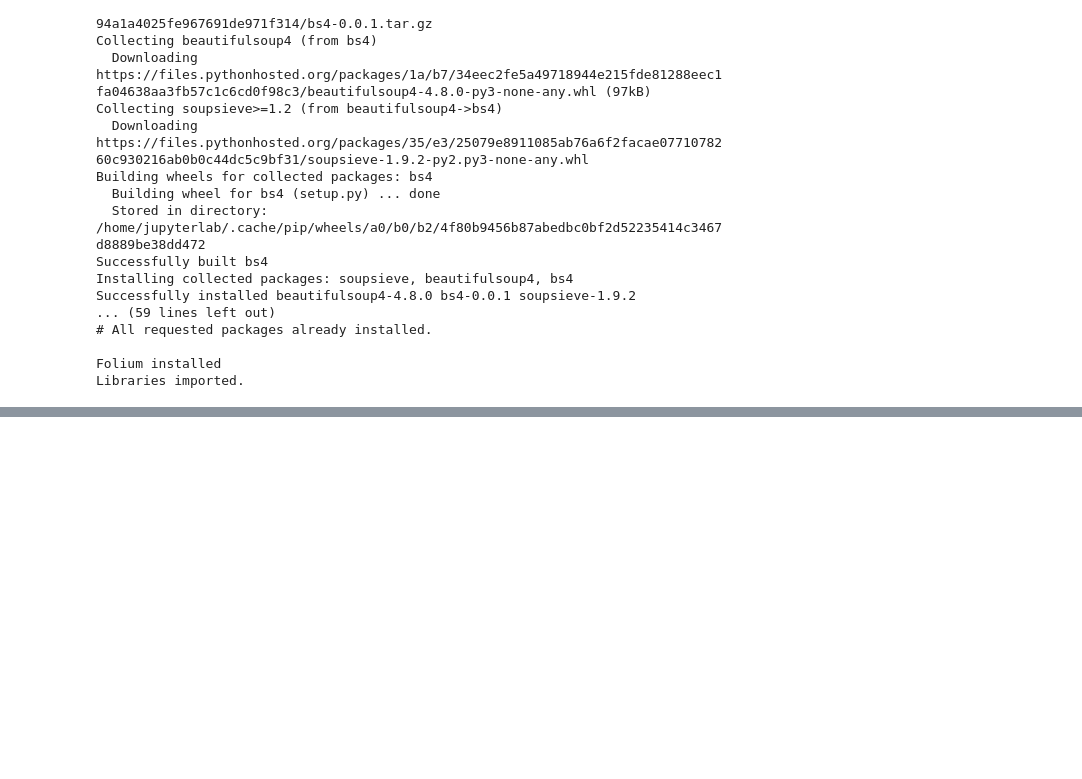
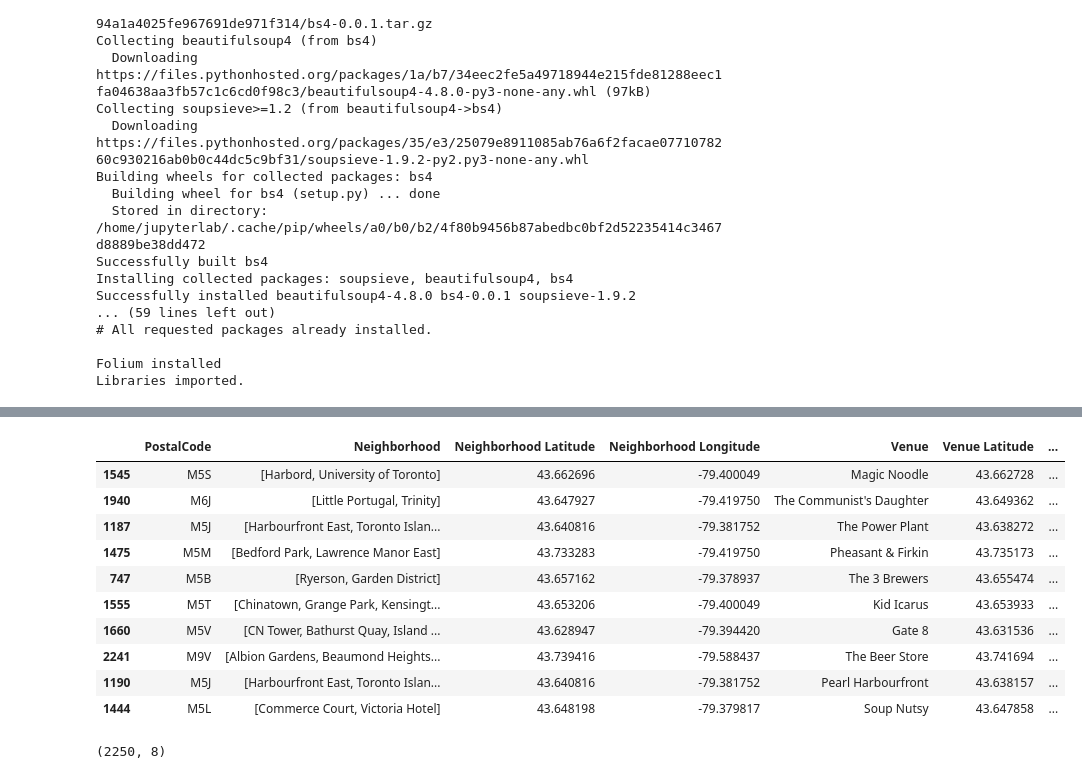
Before and after one commit to jboyce95/Coursera-IBM-DS-Capstone_Wk4-5, a Jupyter notebook: Coursera_Capstone_Toronto_Wk4-5.ipynb, the cells around one changed output, grey strips where cells are left out. Saved outputs shown, nothing was run; the diff lists cells and outputs as text; code cells hidden in the pictures; blank space fills up the shorter version.

```diff
--- a/Coursera_Capstone_Toronto_Wk4-5.ipynb
+++ b/Coursera_Capstone_Toronto_Wk4-5.ipynb
@@ -64,0 +185,2 @@ Libraries imported.
+# %%
+df_combined = pd.merge(df_del_na_grouped_flat, geofile, how='left', on='PostalCode')
@@ -64,0 +200,20 @@ Libraries imported.
+# %%
+#Use a starting latitude and longitude to help center the Toronto area map:
+latitude = 43.72
+longitude = -79.4
+venues_map = folium.Map(location=[latitude, longitude], zoom_start=11.5) # generate map centred around the Conrad Hotel
+
+# add the Italian restaurants as blue circle markers
+for lat, lng, label in zip(df_combined.Latitude, df_combined.Longitude, df_combined.PostalCode):
+    folium.features.CircleMarker(
+        [lat, lng],
+        radius=5,
+        color='blue',
+        popup=label,
+        fill = True,
+        fill_color='blue',
+        fill_opacity=0.6
+    ).add_to(venues_map)
+
+# display map
+venues_map
@@ -64,0 +224,8 @@ Libraries imported.
+# %%
+CLIENT_ID = 'HBIWSY1J1OXYRJV3GRFGMHIKD25MSPBZJSDBWVVQBEWM1YGB' # your Foursquare ID
+CLIENT_SECRET = 'UBNOMB4NFKZWJU21DBEDHRHPFZEFNSPMK0RT2YFOV4DDN4BL' # your Foursquare Secret
+VERSION = '20180605' # Foursquare API version
+
+print('Your credentails:')
+print('CLIENT_ID: ' + CLIENT_ID)
+print('CLIENT_SECRET:' + CLIENT_SECRET)
@@ -64,0 +284,6 @@ Libraries imported.
+# %%
+toronto_venues = getNearbyVenues(postalcodes=df_combined['PostalCode'],
+                                 names=df_combined['Neighborhood'],
+                                   latitudes=df_combined['Latitude'],
+                                   longitudes=df_combined['Longitude']
+                                  )
@@ -64,0 +308,14 @@ Libraries imported.
+# %%
+toronto_venues.sample(10)
+# %% [output]
+|  | PostalCode | Neighborhood | Neighborhood Latitude | Neighborhood Longitude | Venue | Venue Latitude | ... |
+| 1545 | M5S | [Harbord, University of Toronto] | 43.662696 | -79.400049 | Magic Noodle | 43.662728 | ... |
+| 1940 | M6J | [Little Portugal, Trinity] | 43.647927 | -79.419750 | The Communist's Daughter | 43.649362 | ... |
+| 1187 | M5J | [Harbourfront East, Toronto Islan... | 43.640816 | -79.381752 | The Power Plant | 43.638272 | ... |
+| 1475 | M5M | [Bedford Park, Lawrence Manor East] | 43.733283 | -79.419750 | Pheasant & Firkin | 43.735173 | ... |
+| 747 | M5B | [Ryerson, Garden District] | 43.657162 | -79.378937 | The 3 Brewers | 43.655474 | ... |
+| 1555 | M5T | [Chinatown, Grange Park, Kensingt... | 43.653206 | -79.400049 | Kid Icarus | 43.653933 | ... |
+| 1660 | M5V | [CN Tower, Bathurst Quay, Island ... | 43.628947 | -79.394420 | Gate 8 | 43.631536 | ... |
+| 2241 | M9V | [Albion Gardens, Beaumond Heights... | 43.739416 | -79.588437 | The Beer Store | 43.741694 | ... |
+| 1190 | M5J | [Harbourfront East, Toronto Islan... | 43.640816 | -79.381752 | Pearl Harbourfront | 43.638157 | ... |
+| 1444 | M5L | [Commerce Court, Victoria Hotel] | 43.648198 | -79.379817 | Soup Nutsy | 43.647858 | ... |
@@ -64,0 +327,4 @@ Libraries imported.
+# %%
+toronto_venues.shape
+# %% [output]
+(2250, 8)
```
Also changed, not shown: parts of 51 cells of this notebook.
